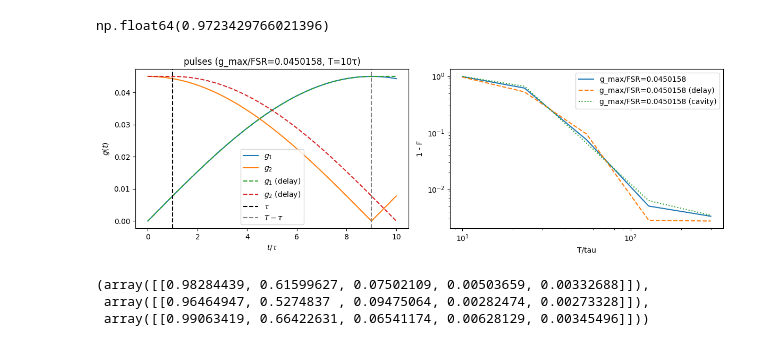
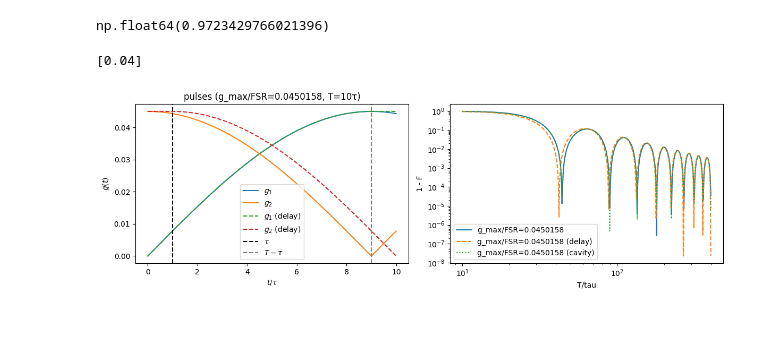
Before and after one commit to Taitoos2/non_markovian_qubit_swap, a Jupyter notebook: Idea_3.ipynb, the cells around one changed output. Drawn from its saved outputs; the diff is of its cells as text; code cells hidden in the pictures.

```diff
--- a/Idea_3.ipynb
+++ b/Idea_3.ipynb
@@ -134,12 +134,11 @@ np.float64(0.9723429766021396)
 # %%
 from expt_sets import expt_008_stirap_T_scan
 import numpy as np
 
 gamma_list = np.linspace(0.04, 0.16, 1)
-T_list = np.logspace(np.log10(10), np.log10(300), 5)
+print(gamma_list)
+T_list = np.logspace(np.log10(10), np.log10(400), 500)
 expt_008_stirap_T_scan(gamma_list, T_list, phi=0.0, tau=1.0, dt_max=0.01)
 # %% [output]
+[0.04]
-[figure, old version]
+[figure, new version]
-(array([[0.98284439, 0.61599627, 0.07502109, 0.00503659, 0.00332688]]),
- array([[0.96464947, 0.5274837 , 0.09475064, 0.00282474, 0.00273328]]),
- array([[0.99063419, 0.66422631, 0.06541174, 0.00628129, 0.00345496]]))
```
Also changed, not shown: parts of 2 cells of this notebook.
